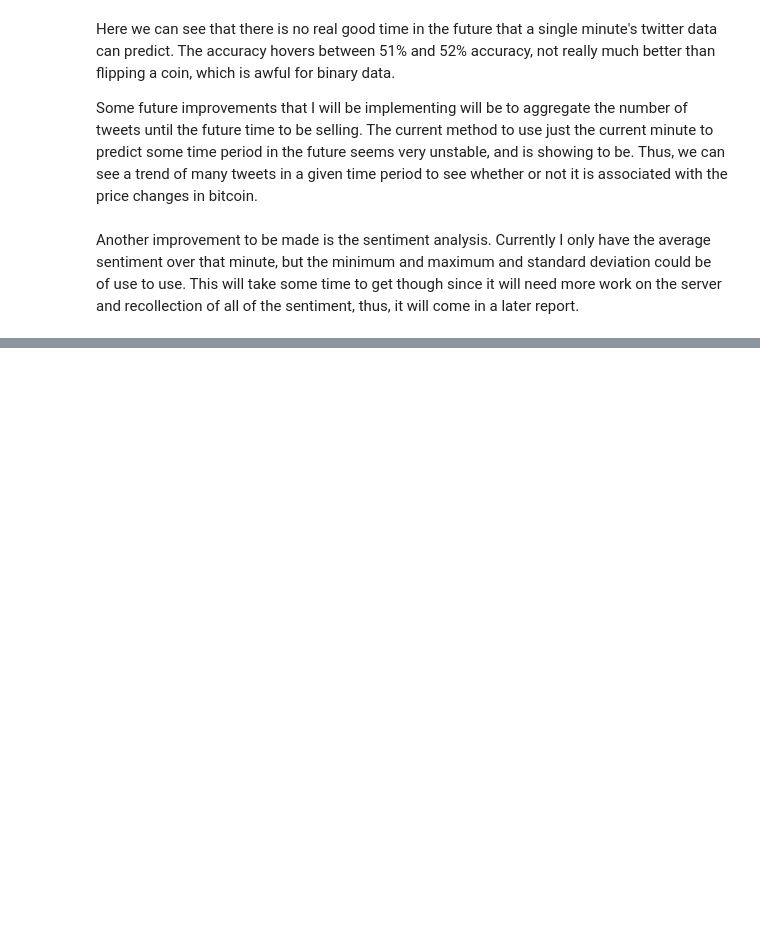
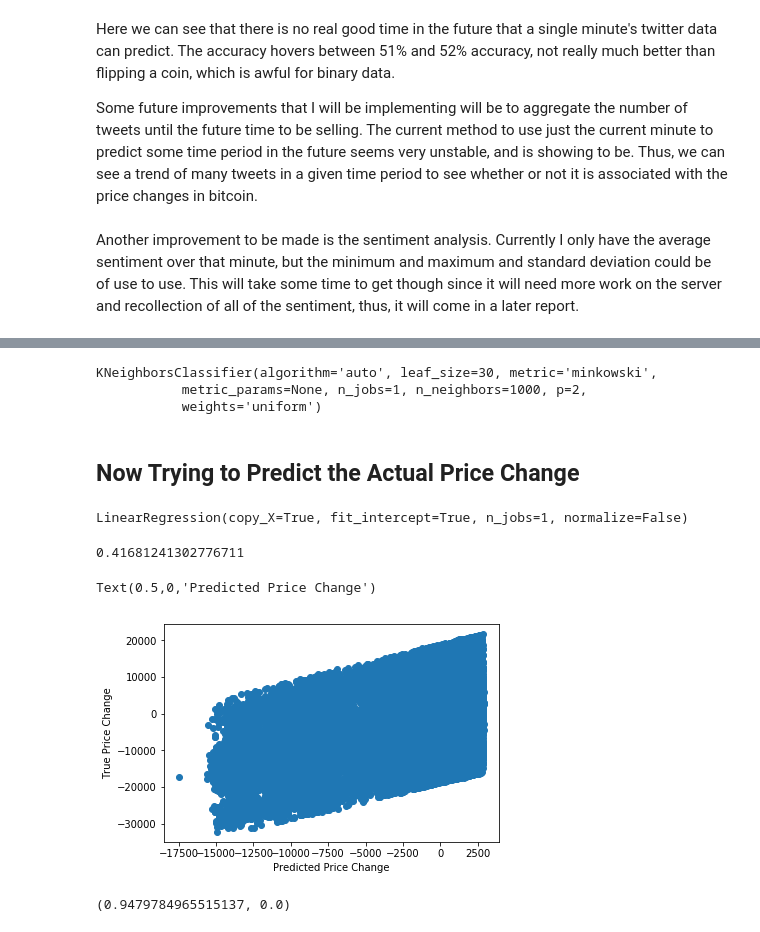
Before and after one commit to AugieDoebling/DigitalCurrencies-SeniorProject, a Jupyter notebook: TwitterDataCollection/ExploratoryDataAnalysis.ipynb, the cells around one changed output, grey strips where cells are left out. Saved outputs shown, nothing was run; the diff lists cells and outputs as text; code cells hidden in the pictures; blank space fills up the shorter version.

```diff
--- a/TwitterDataCollection/ExploratoryDataAnalysis.ipynb
+++ b/TwitterDataCollection/ExploratoryDataAnalysis.ipynb
@@ -272,0 +396,10 @@ Another improvement to be made is the sentiment analysis.  Currently I only have
+# %%
+from sklearn.neighbors import KNeighborsClassifier
+
+knn = KNeighborsClassifier(n_neighbors = 1000)
+dummy_df = dummy_df.sample(frac = 1)
+knn.fit(dummy_df[x_vars],dummy_df['price_change_future'] > 0)
+# %% [output]
+KNeighborsClassifier(algorithm='auto', leaf_size=30, metric='minkowski',
+           metric_params=None, n_jobs=1, n_neighbors=1000, p=2,
+           weights='uniform')
@@ -272,0 +408,29 @@ Another improvement to be made is the sentiment analysis.  Currently I only have
+# %% [markdown]
+## Now Trying to Predict the Actual Price Change
+# %%
+from sklearn.linear_model import LinearRegression
+lm = LinearRegression()
+lm.fit(dummy_df[x_vars],dummy_df['price_change_future'])
+# %% [output]
+LinearRegression(copy_X=True, fit_intercept=True, n_jobs=1, normalize=False)
+# %%
+lm.score(dummy_df[x_vars],dummy_df['price_change_future'])
+# %% [output]
+0.41681241302776711
+# %%
+y_pred = lm.predict(dummy_df[x_vars])
+y_true = dummy_df['price_change_future']
+# %%
+## residual analysis
+plt.plot(y_pred,y_pred - np.sort(y_true),'o')
+plt.ylabel('True Price Change')
+plt.xlabel('Predicted Price Change')
+# %% [output]
+Text(0.5,0,'Predicted Price Change')
+[figure, added]
+# %%
+## shapiro-wilks test
+from scipy.stats import shapiro
+shapiro(y_pred - np.sort(y_true))
+# %% [output]
+(0.9479784965515137, 0.0)
```
Also changed, not shown: parts of 18 cells of this notebook.
